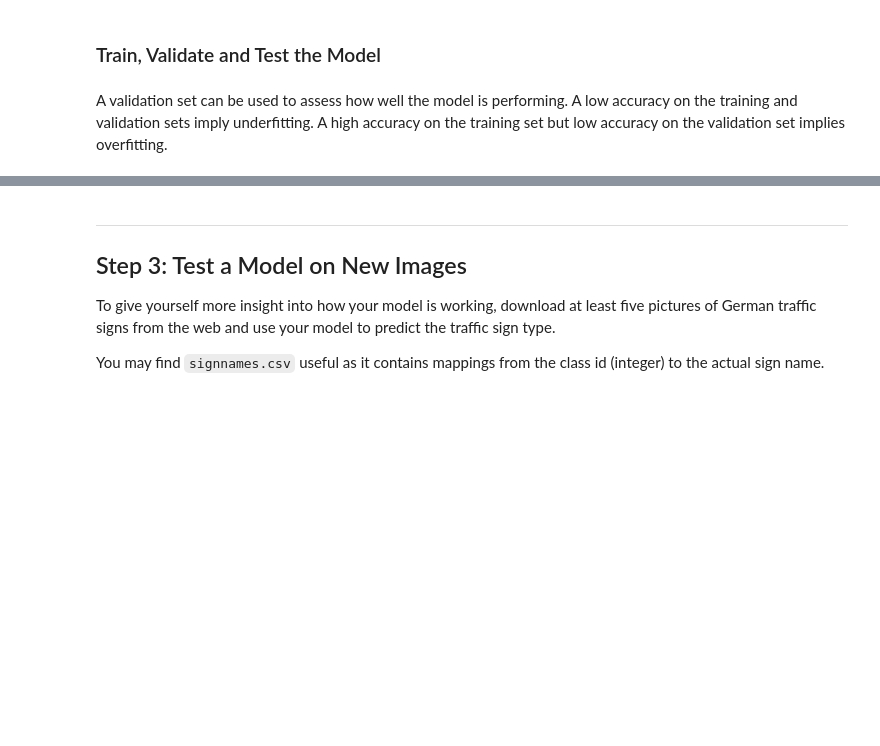
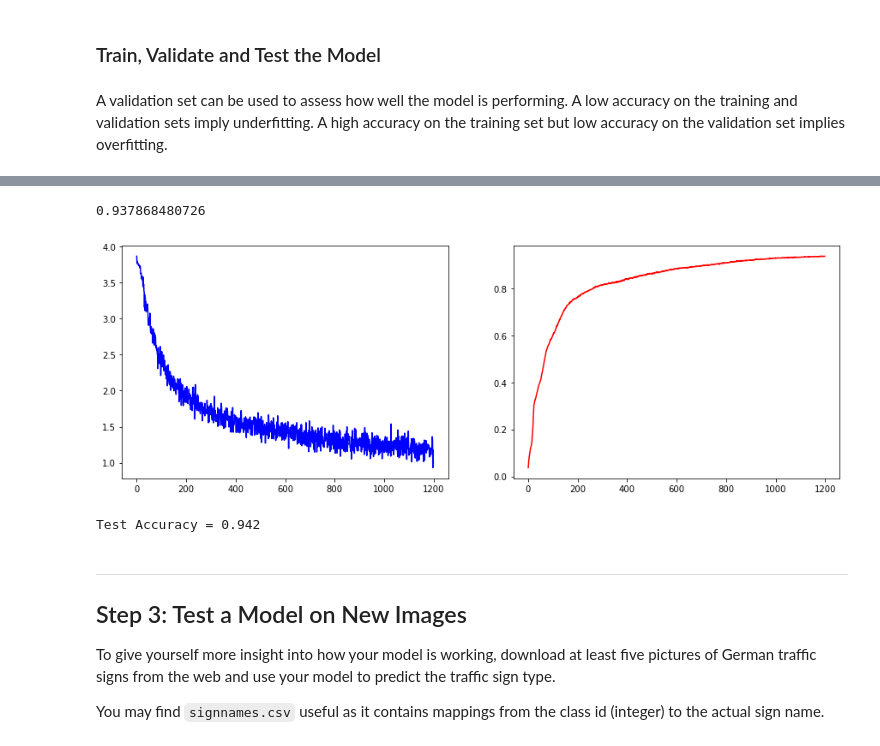
Before and after one commit to satori-stan/CarND-Traffic-Sign-Classifier-Project, a Jupyter notebook: Traffic_Sign_Classifier.ipynb, the cells around one changed output, grey strips where cells are left out. Saved outputs shown, nothing was run; the diff lists cells and outputs as text; code cells hidden in the pictures; blank space fills up the shorter version.

```diff
--- a/Traffic_Sign_Classifier.ipynb
+++ b/Traffic_Sign_Classifier.ipynb
@@ -323,19 +698,22 @@ keep_prob = tf.placeholder(tf.float32) # Dropout probability
 one_hot_y = tf.one_hot(y, n_classes)
 # %%
 # Define optimizaton operations to complete NN execution
-rate = 0.00062
+#global_step = tf.Variable(0, trainable=False)
+#starter_learning_rate = 0.0001
+#learning_rate = tf.train.exponential_decay(starter_learning_rate, global_step, 10000, 0.96, staircase=True)
+learning_rate = 0.00001
 
-logits = LeNet5(x, keep_prob)
+logits = LeNet(x, keep_prob)
 cross_entropy = tf.nn.softmax_cross_entropy_with_logits(labels=one_hot_y, logits=logits)
 loss_operation = tf.reduce_mean(cross_entropy)
 # Using Adam Optimizer instead of vanilla Gradient Descent
-optimizer = tf.train.AdamOptimizer(learning_rate = rate)
-training_operation = optimizer.minimize(loss_operation)
+optimizer = tf.train.AdamOptimizer(learning_rate = learning_rate)
+training_operation = optimizer.minimize(loss_operation) #, global_step=global_step)
 # %%
 # Operations to calculate accuracy of the model
 
-EPOCHS = 200
-BATCH_SIZE = 32
+EPOCHS = 1200
+BATCH_SIZE = 256
 
 correct_prediction = tf.equal(tf.argmax(logits, 1), tf.argmax(one_hot_y, 1))
 accuracy_operation = tf.reduce_mean(tf.cast(correct_prediction, tf.float32))
@@ -354,9 +732,12 @@ def evaluate(X_data, y_data):
 # Train the model
 from sklearn.utils import shuffle
 import os
+import timeit
 
-loss_points = []
-accy_points = []
+tloss_points = []
+#taccy_points = []
+vaccy_points = []
+
 
 checkpoint = 'lenet'
 
@@ -371,19 +752,22 @@ with tf.Session() as sess:
 
     print("Training...")
     print()
+    start_time = timeit.default_timer()
     for i in range(EPOCHS):
         X_train, y_train = shuffle(X_train, y_train)
         for offset in range(0, num_examples, BATCH_SIZE):
             end = offset + BATCH_SIZE
             batch_x, batch_y = X_train[offset:end], y_train[offset:end]
-            _,minimized_loss = sess.run((training_operation, loss_operation), feed_dict={x: batch_x, y: batch_y, keep_prob: 0.5})
+            _, minimized_loss = sess.run((training_operation, loss_operation), feed_dict={x: batch_x, y: batch_y, keep_prob: 0.5})
 
+        #train_accuracy, _ = evaluate(X_train, y_train)
         validation_accuracy,_ = evaluate(X_valid, y_valid)
         if i % 10 == 0:
             print("EPOCH {} ... Training loss = {:.5f}, Validation Accuracy = {:.3f}".format(i+1, minimized_loss, validation_accuracy))
-        loss_points.append(minimized_loss)
-        accy_points.append(validation_accuracy)
-
+        tloss_points.append(minimized_loss)
+        #taccy_points.append(train_accuracy)
+        vaccy_points.append(validation_accuracy)
+    print((timeit.default_timer() - start_time)/60.)
     saver.save(sess, './' + checkpoint)
     #print("Model saved")
-plt.plot(loss_points, 'b', accy_points, 'r')
+#plt.plot(loss_points, 'b', accy_points, 'r')
@@ -390,9 +792,22 @@ plt.plot(loss_points, 'b', accy_points, 'r')
+# %%
+print(validation_accuracy)
+fig = plt.figure(figsize=(15,5))
+fig.add_subplot(1, 2, 1)
+plt.plot(tloss_points, 'b')
+fig.add_subplot(1, 2, 2)
+plt.plot(vaccy_points, 'r')
+plt.show()
+# %% [output]
+0.937868480726
+[figure, added]
 # %%
 with tf.Session() as sess:
     saver.restore(sess, tf.train.latest_checkpoint('.'))
 
-    test_accuracy,_ = evaluate(X_test, y_test)
+    test_accuracy, prediction = evaluate(X_test, y_test)
     print("Test Accuracy = {:.3f}".format(test_accuracy))
+# %% [output]
+Test Accuracy = 0.942
 # %% [markdown]
 ---
 
```
Also changed, not shown: parts of 32 cells of this notebook.
